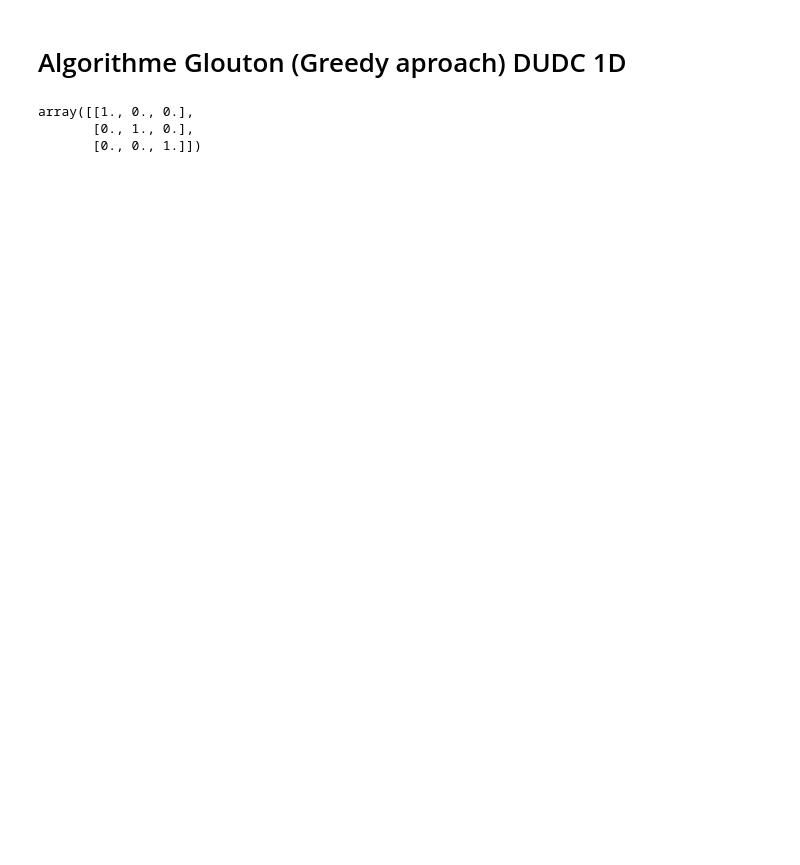
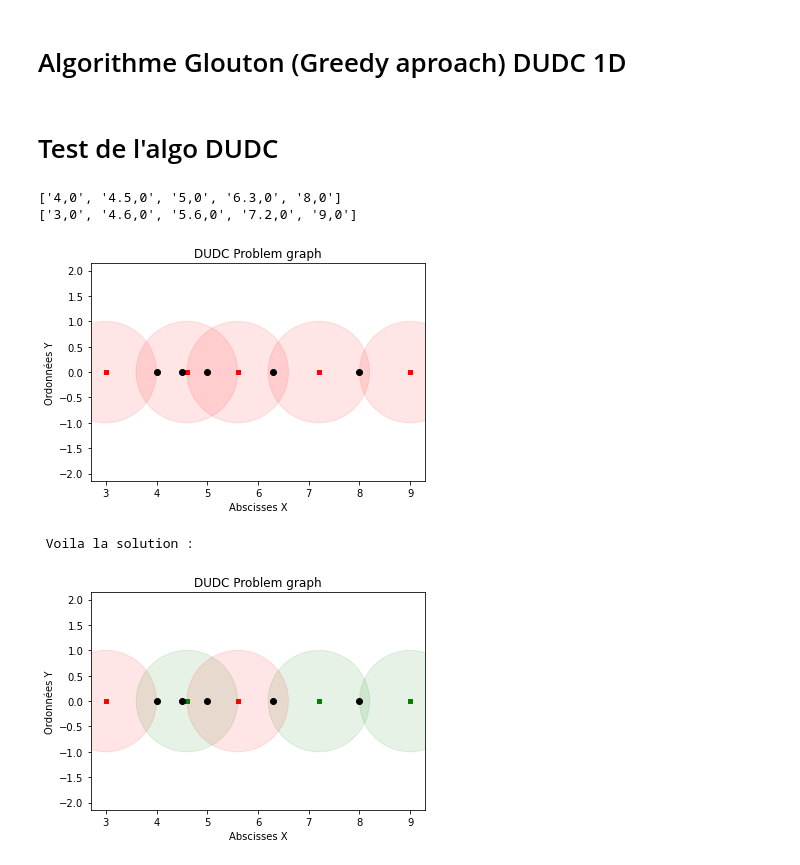
Before and after one commit to ChihabEddine98/AdvancedAlgos, a Jupyter notebook: DUDC.ipynb, the cells around one changed output. Saved outputs shown, nothing was run; the diff lists cells and outputs as text; code cells hidden in the pictures; blank space fills up the shorter version.

Commit message:
[DUDC] finished 1D version

```diff
--- a/DUDC.ipynb
+++ b/DUDC.ipynb
@@ -73,7 +102,8 @@ def dudc_1d(P,Q):
     while len(points):
         p_left=points[0]
         # Le premier cercle qui couvre ce point
-        for circle in circles:
+        while cpt_circle < len(circles):
+            circle=circles[cpt_circle]
             if circle.covers(p_left):
                 break
             cpt_circle+=1
@@ -86,13 +116,40 @@ def dudc_1d(P,Q):
         # Le plus a droite cercle couvrant ce point
         while cpt_circle < len(circles) - 1 and circles[cpt_circle + 1].covers(p_left):
              cpt_circle += 1
-             circle = circles[cpt_circle]
-        Q_star.add(circle)
+             circle_taken = circles[cpt_circle]
+        Q_star.add(circle_taken)
         for p in points:
-            if circle.covers(p):
+            if circle_taken.covers(p):
                 points.remove(p)
     return Q_star
-# %% [output]
-array([[1., 0., 0.],
-       [0., 1., 0.],
-       [0., 0., 1.]])
+# %% [markdown]
+# Test de l'algo DUDC
+# %%
+in_path='DUDC_examples'
+out_path= 'DUDC_out'
+files= os.listdir(in_path)
+
+for file in files:
+    dudc=DUDC()
+    dudc.parse_file(f'{in_path}/{file}')
+    if dudc.d == 1:
+        fig=dudc.figure()
+        title=f'{file[:-4]}_origin.png'
+        fig.savefig(f'{out_path}/{title}')
+        fig.show()
+        Q_star=dudc_1d(dudc.P,dudc.Q)
+
+        if len(Q_star):
+            print(' Voila la solution :')
+            res=dudc.figure(Q_star,False)
+            title_after=f'{file[:-4]}_sol.png'
+            res.savefig(f'{out_path}/{title_after}')
+            res.show()
+    else:
+        print(' Votre problem est en 2D (R²)')
+# %% [output]
+['4,0', '4.5,0', '5,0', '6.3,0', '8,0']
+['3,0', '4.6,0', '5.6,0', '7.2,0', '9,0']
+[figure, added]
+ Voila la solution :
+[figure, added]
```
Also changed, not shown: parts of 3 cells of this notebook, 3 other files.
